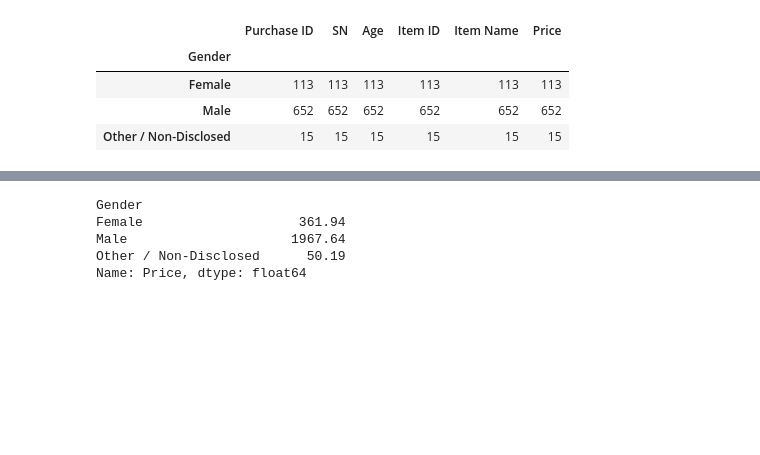
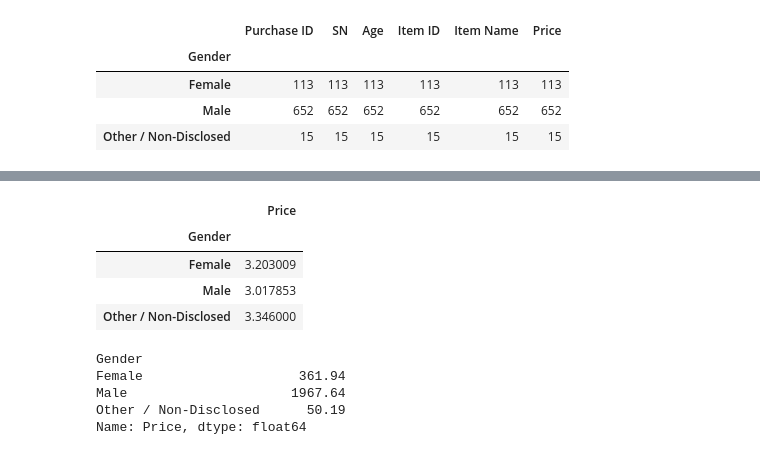
Before and after one commit to Gujaratigirl/Pandas_Challenge, a Jupyter notebook: HeroesOfPymoli/HeroesOfPymoli_starter.ipynb, the cells around one changed output, grey strips where cells are left out. Drawn from its saved outputs; the diff is of its cells as text; code cells hidden in the pictures; blank space fills up the shorter version.

```diff
--- a/HeroesOfPymoli/HeroesOfPymoli_starter.ipynb
+++ b/HeroesOfPymoli/HeroesOfPymoli_starter.ipynb
@@ -189,3 +199,12 @@ Name: Price, dtype: float64
+# %%
+test_df =pd.DataFrame(grouped_gender_df["Price"].mean())
+test_df
+# %% [output]
+|  | Price |
+| Gender |  |
+| Female | 3.203009 |
+| Male | 3.017853 |
+| Other / Non-Disclosed | 3.346000 |
 # %%
 grouped_gender_df["Price"].sum()
 # %% [output]
```
Also changed, not shown: parts of 3 cells of this notebook.
